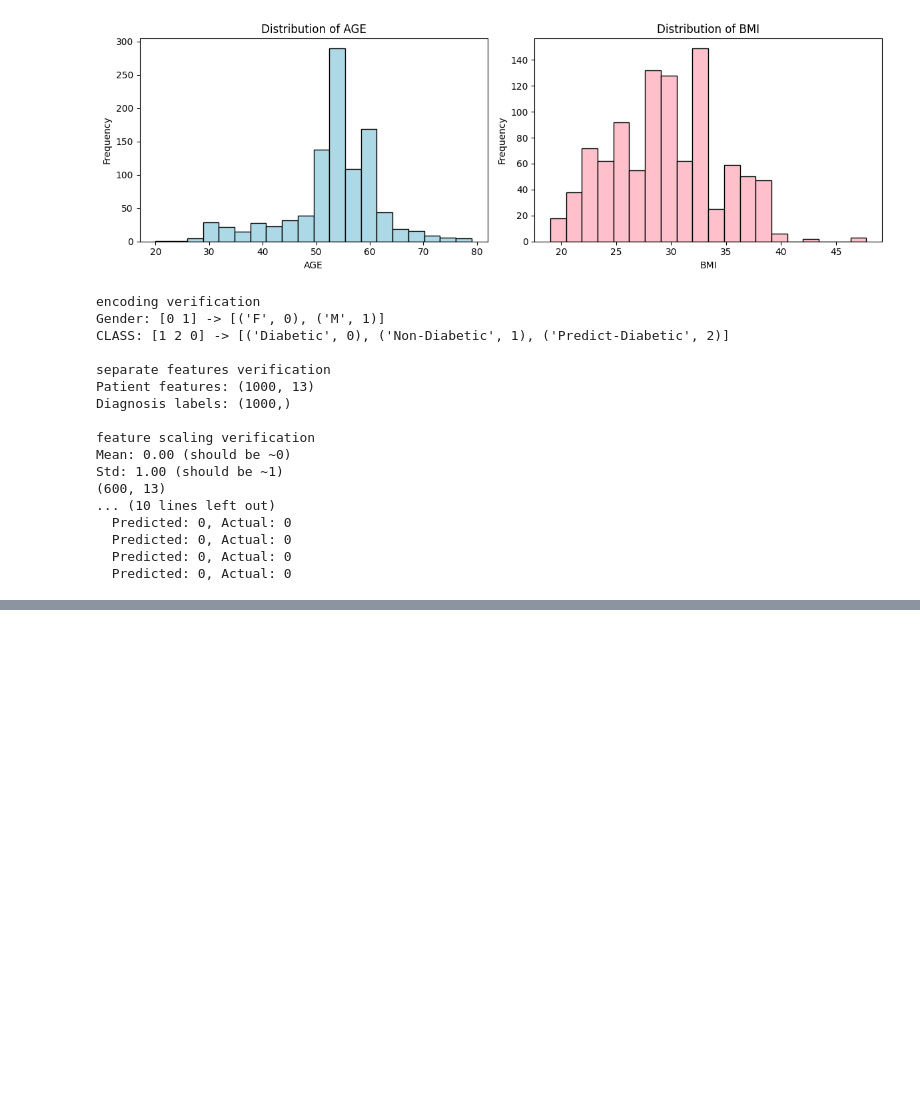
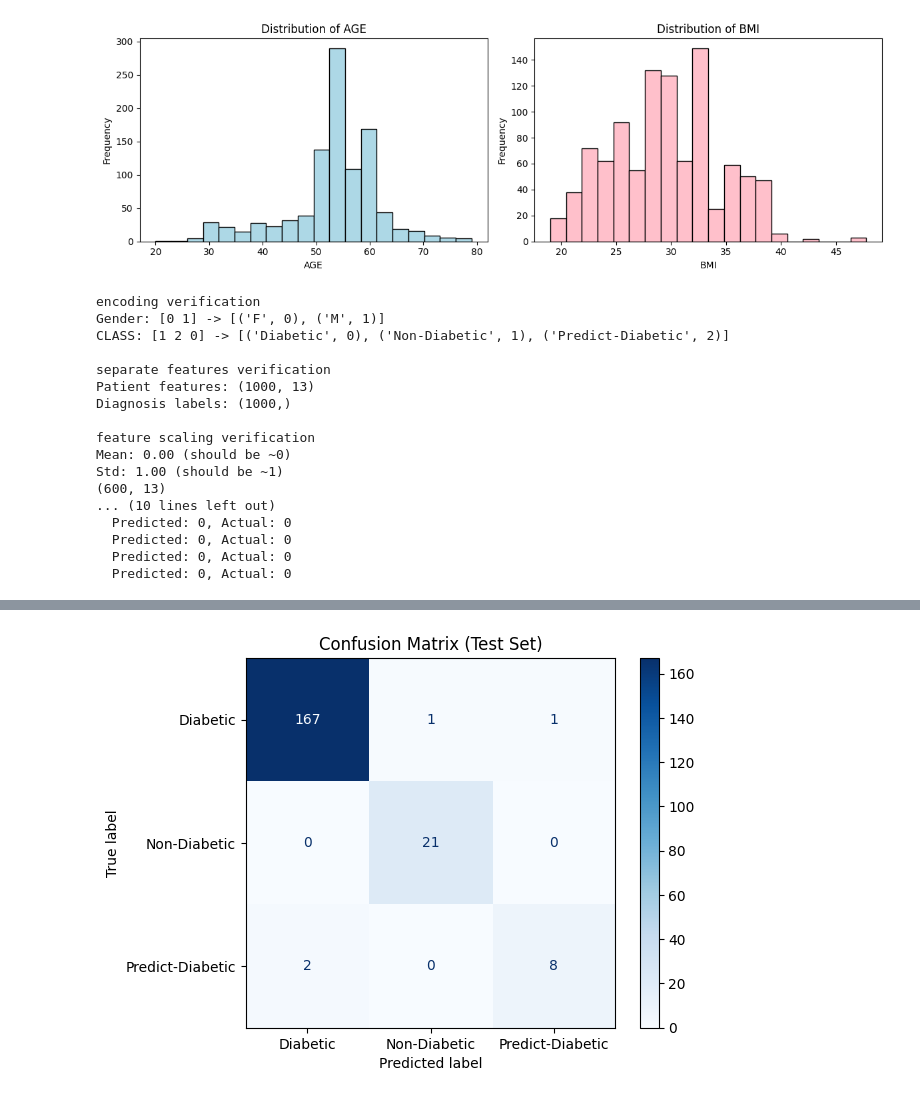
Before and after one commit to Rzan-AlSaadoun/diabetes-classifier-dt, a Jupyter notebook: diabetes_classifier_dt.ipynb, the cells around one changed output, grey strips where cells are left out. Drawn from its saved outputs; the diff is of its cells as text; code cells hidden in the pictures; blank space fills up the shorter version.

```diff
--- a/diabetes_classifier_dt.ipynb
+++ b/diabetes_classifier_dt.ipynb
@@ -171,3 +171,91 @@ Std: 1.00 (should be ~1)
   Predicted: 0, Actual: 0
   Predicted: 0, Actual: 0
   Predicted: 0, Actual: 0
+# %%
+#  Model Evaluation & Visualization
+
+# Focus: Evaluate model performance, reduce overfitting, visualize results
+
+from sklearn.metrics import confusion_matrix, ConfusionMatrixDisplay, classification_report, accuracy_score
+from sklearn.model_selection import GridSearchCV
+from sklearn.tree import plot_tree
+import matplotlib.pyplot as plt
+import numpy as np
+
+#  Make predictions on validation and test sets
+y_pred_val = dt_model.predict(X_val)
+y_pred_test = dt_model.predict(X_test)
+
+# Evaluate performance
+print("Model Evaluation (Initial Decision Tree)")
+print(f"Validation Accuracy: {accuracy_score(y_val, y_pred_val):.4f}")
+print(f"Test Accuracy: {accuracy_score(y_test, y_pred_test):.4f}")
+
+print("\nClassification Report (Validation Set):")
+print(classification_report(y_val, y_pred_val, target_names=class_encoder.classes_))
+
+#  Confusion Matrix Visualization
+cm = confusion_matrix(y_test, y_pred_test)
+disp = ConfusionMatrixDisplay(confusion_matrix=cm, display_labels=class_encoder.classes_)
+disp.plot(cmap="Blues", values_format='d')
+plt.title("Confusion Matrix (Test Set)")
+plt.show()
+
+#
+#  Overfitting (Hyperparameter Tuning)
+param_grid = {
+    'max_depth': [3, 5, 7, 9, None],
+    'min_samples_split': [2, 5, 10, 20],
+    'ccp_alpha': [0.0, 0.001, 0.01, 0.05]
+}
+
+grid_search = GridSearchCV(
+    DecisionTreeClassifier(random_state=23),
+    param_grid,
+    cv=5,
+    scoring='accuracy',
+    n_jobs=-1
+)
+
+grid_search.fit(X_train, y_train)
+
+#  model and parameters
+print("\n Best Parameters Found:")
+print(grid_search.best_params_)
+
+final_dt_model = grid_search.best_estimator_
+
+# Evaluate after tuning
+y_pred_val_final = final_dt_model.predict(X_val)
+y_pred_test_final = final_dt_model.predict(X_test)
+
+print("\n Optimized Model Performance:")
+print(f"Validation Accuracy: {accuracy_score(y_val, y_pred_val_final):.4f}")
+print(f"Test Accuracy: {accuracy_score(y_test, y_pred_test_final):.4f}")
+
+#
+# Confusion Matrix (Optimized Model)
+cm_final = confusion_matrix(y_test, y_pred_test_final)
+disp_final = ConfusionMatrixDisplay(confusion_matrix=cm_final, display_labels=class_encoder.classes_)
+disp_final.plot(cmap="Greens", values_format='d')
+plt.title("Confusion Matrix (Optimized Model)")
+plt.show()
+
+print("\nClassification Report (Optimized Model):")
+print(classification_report(y_test, y_pred_test_final, target_names=class_encoder.classes_))
+
+#
+# Visualize Final Decision Tree
+feature_names = [col for col in ds.columns if col != 'CLASS']
+
+plt.figure(figsize=(22, 10))
+plot_tree(
+    final_dt_model,
+    filled=True,
+    feature_names=feature_names,
+    class_names=class_encoder.classes_,
+    fontsize=10
+)
+plt.title("Decision Tree Visualization (Optimized Model)")
+plt.show()
+# %% [output]
@@ -173,0 +276 @@ Std: 1.00 (should be ~1)
+[figure, added]
```
Also changed, not shown: parts of 1 cell of this notebook, 2 other files.
